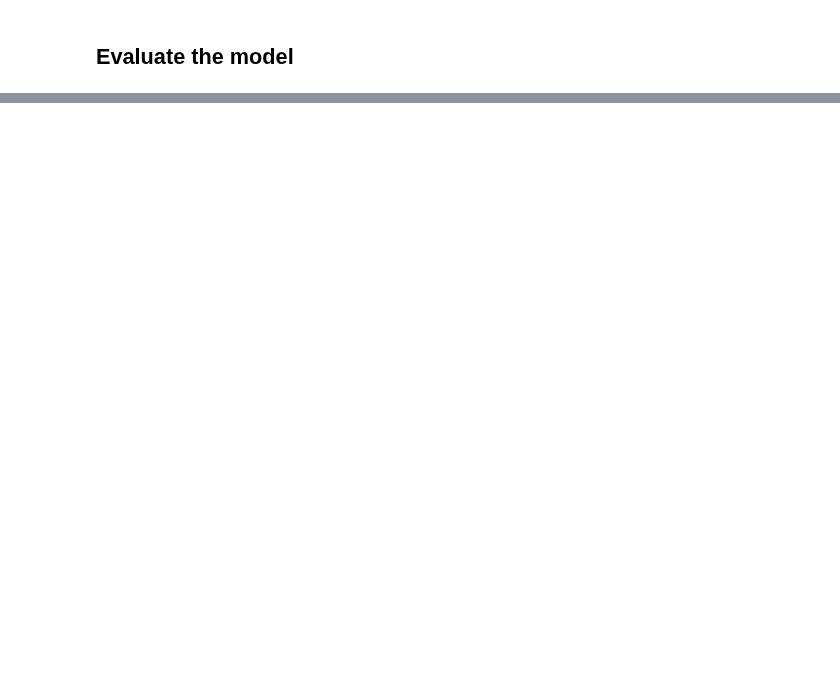
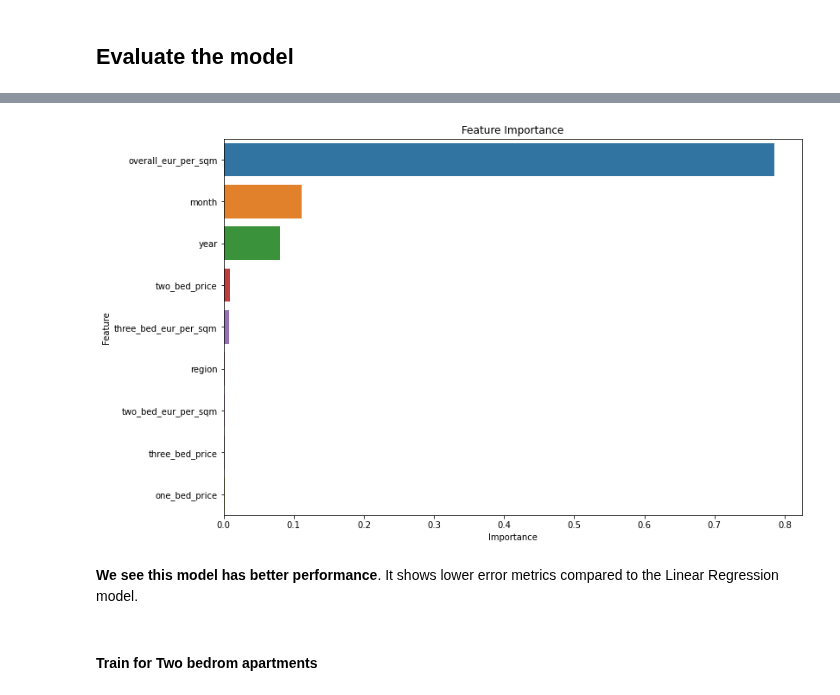
Before and after one commit to GalkaKG/Predicting-Sofia-Real-Estate-Prices, a Jupyter notebook: second_dataset_eda_and_modeling.ipynb, the cells around one changed output, grey strips where cells are left out. Cells and saved outputs as stored; diff of their text form; code cells hidden in the pictures; blank space fills up the shorter version.

```diff
--- a/second_dataset_eda_and_modeling.ipynb
+++ b/second_dataset_eda_and_modeling.ipynb
@@ -485,0 +469,19 @@ model.intercept_
+# %%
+importances = rf_model.feature_importances_
+features = X.columns
+
+# Create a DataFrame for visualization
+feature_importances = pd.DataFrame({'Feature': features, 'Importance': importances})
+feature_importances = feature_importances.sort_values(by='Importance', ascending=False)
+
+# Plot
+plt.figure(figsize=(12, 8))
+sns.barplot(x='Importance', y='Feature', data=feature_importances)
+plt.title('Feature Importance')
+plt.show()
+# %% [output]
+[figure, added]
+# %% [markdown]
+__We see this model has better performance__. It shows lower error metrics compared to the Linear Regression model.
+# %% [markdown]
+#### Train for Two bedrom apartments
```
Also changed, not shown: parts of 41 cells of this notebook.
